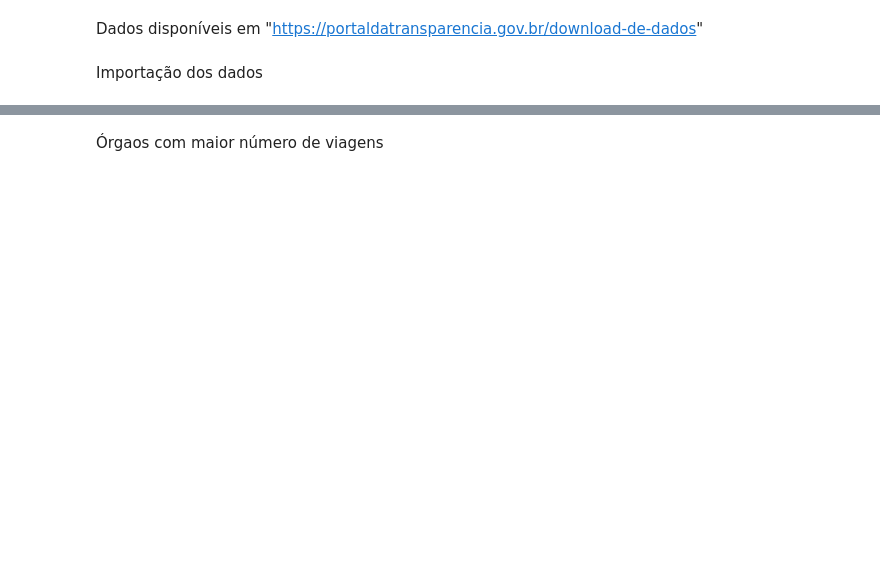
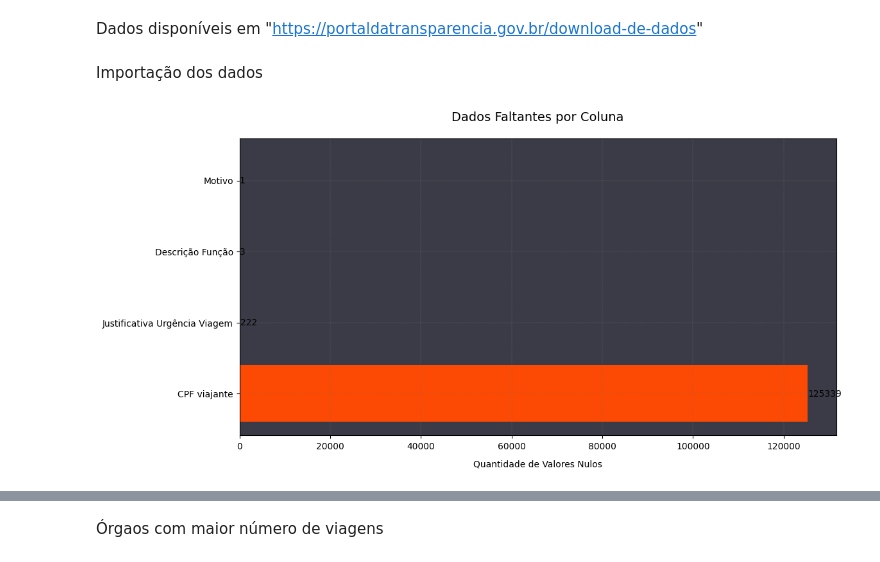
Before and after one commit to aboutvitor/aboutvitor, a Jupyter notebook: Portal_da_Transparência.ipynb, the cells around one changed output, grey strips where cells are left out. Saved outputs shown, nothing was run; the diff lists cells and outputs as text; code cells hidden in the pictures; blank space fills up the shorter version.

```diff
--- a/Portal_da_Transparência.ipynb
+++ b/Portal_da_Transparência.ipynb
@@ -25 +33,24 @@ df_passagem = pd.read_csv(dados_passagem, encoding="Windows-1252", sep=";", deci
 df_viagens['Despesas'] = df_viagens['Valor diárias'] + df_viagens['Valor passagens'] + df_viagens['Valor outros gastos'] - df_viagens['Valor devolução']
+# %%
+# Verificação de dados nulos
+dados_nulos = df_viagens.isnull().sum().sort_values(ascending=False)
+dados_nulos = dados_nulos[dados_nulos > 0]  # Filtra apenas colunas com valores nulos
+
+# Configuração do gráfico
+plt.figure(figsize=(12, 6))
+bars = plt.barh(dados_nulos.index, dados_nulos.values, color='#fc4903')
+
+# Adiciona os valores nas barras
+for bar in bars:
+    width = bar.get_width()
+    plt.text(width + 5, bar.get_y() + bar.get_height()/2, f'{int(width)}',
+             va='center', ha='left', fontsize=10)
+
+# Formatação do gráfico
+plt.title('Dados Faltantes por Coluna', pad=20, fontsize=14)
+plt.xlabel('Quantidade de Valores Nulos', labelpad=10)
+plt.grid(color='gray',linestyle="--",linewidth=0.2)
+plt.gca().set_facecolor('#3b3b47')
+plt.show()
+# %% [output]
+[figure, added]
```
Also changed, not shown: parts of 15 cells of this notebook.
